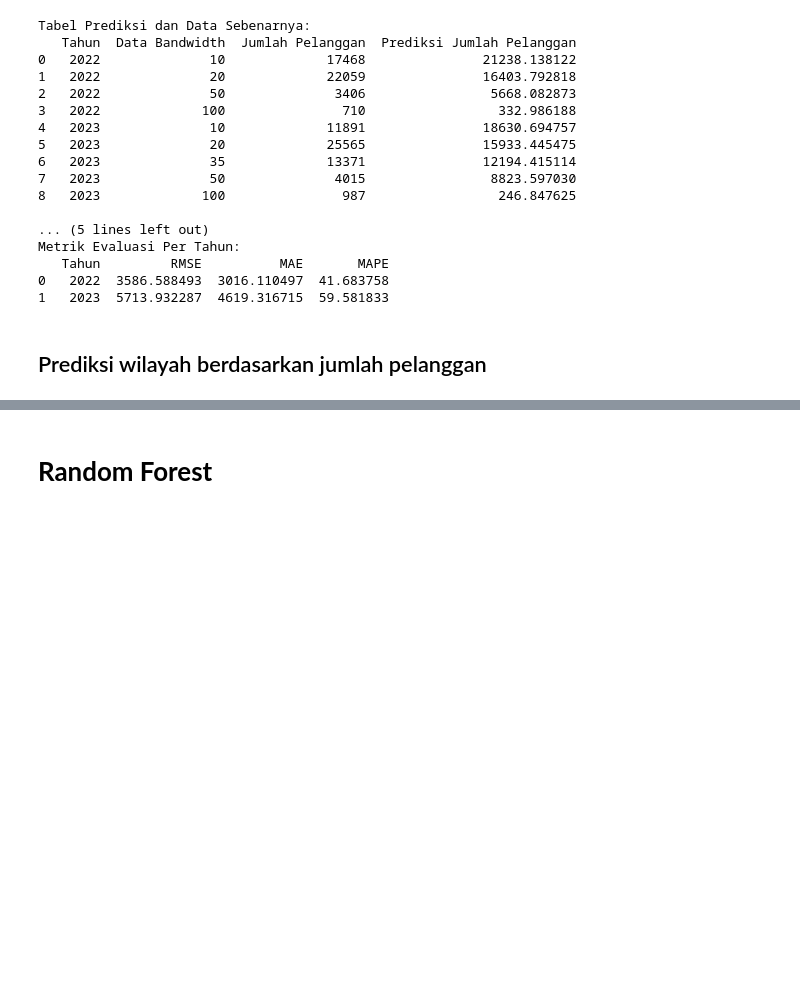
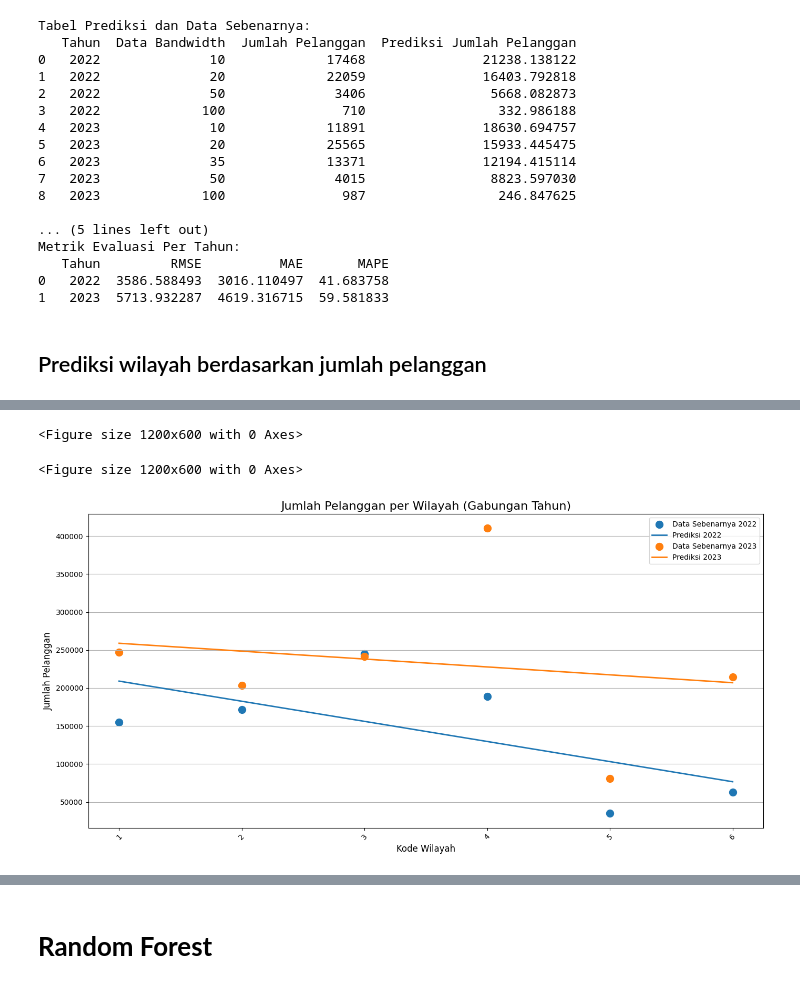
Before and after one commit to irwanmaulana42/google-collab, a Jupyter notebook: Iconnet_Linear_Regresi_dan_Random_Forest.ipynb, the cells around one changed output, grey strips where cells are left out. Drawn from its saved outputs; the diff is of its cells as text; code cells hidden in the pictures; blank space fills up the shorter version.

```diff
--- a/Iconnet_Linear_Regresi_dan_Random_Forest.ipynb
+++ b/Iconnet_Linear_Regresi_dan_Random_Forest.ipynb
@@ -824,6 +824,9 @@ unique_years = grouped_data['YEAR'].unique()
 # Menyimpan hasil metrik
 metrics = {}
 results = []
+
+# Variabel tampungan untuk data plot gabungan
+all_years_plot_data = []
 
 # Membuat plot dan prediksi untuk setiap tahun secara terpisah
 for year in unique_years:
@@ -863,22 +866,66 @@ for year in unique_years:
         'MAPE': mape
     }
 
-    # Menambahkan garis regresi ke grafik
-    plt.plot(df_year['KODE_WILAYAH'].astype(str), y_pred, color='red', linewidth=2, label='Prediksi Jumlah Pelanggan')
-    plt.scatter(df_year['KODE_WILAYAH'].astype(str), df_year['Jumlah Pelanggan'], color='blue', label='Data Sebenarnya', s=100)
+        # Menyimpan data untuk plot gabungan
+    all_years_plot_data.append({
+        'year': year,
+        'X': df_year['KODE_WILAYAH'].astype(str),  # KODE_WILAYAH sebagai kategori
+        'y_true': y_year,
+        'y_pred': y_pred
+    })
 
-    # Menambahkan judul dan label
-    plt.title(f'Jumlah Pelanggan per Wilayah pada Tahun {year}', fontsize=16)
-    plt.xlabel('Kode Wilayah', fontsize=12)
-    plt.ylabel('Jumlah Pelanggan', fontsize=12)
 
-    plt.xticks(rotation=45)
-    plt.grid(axis='y')
-    plt.legend()
 
-    # Menampilkan grafik
-    plt.tight_layout()
-    plt.show()
+    # # Menambahkan garis regresi ke grafik
+    # plt.plot(df_year['KODE_WILAYAH'].astype(str), y_pred, color='red', linewidth=2, label='Prediksi Jumlah Pelanggan')
+    # plt.scatter(df_year['KODE_WILAYAH'].astype(str), df_year['Jumlah Pelanggan'], color='blue', label='Data Sebenarnya', s=100)
+
+    # # Menambahkan judul dan label
+    # plt.title(f'Jumlah Pelanggan per Wilayah pada Tahun {year}', fontsize=16)
+    # plt.xlabel('Kode Wilayah', fontsize=12)
+    # plt.ylabel('Jumlah Pelanggan', fontsize=12)
+
+    # plt.xticks(rotation=45)
+    # plt.grid(axis='y')
+    # plt.legend()
+
+    # # Menampilkan grafik
+    # plt.tight_layout()
+    # plt.show()
+
+# Membuat plot gabungan untuk semua tahun
+plt.figure(figsize=(14, 7))
+
+# Iterasi untuk menambahkan data masing-masing tahun ke dalam grafik
+for plot_data in all_years_plot_data:
+    year = plot_data['year']
+    X = plot_data['X']
+    y_true = plot_data['y_true']
+    y_pred = plot_data['y_pred']
+
+    # Menambahkan data sebenarnya
+    plt.scatter(X, y_true, label=f'Data Sebenarnya {year}', s=100)
+
+    # Menambahkan garis regresi
+    plt.plot(X, y_pred, label=f'Prediksi {year}', linewidth=2)
+
+# Menambahkan judul dan label
+plt.title('Jumlah Pelanggan per Wilayah (Gabungan Tahun)', fontsize=16)
+plt.xlabel('Kode Wilayah', fontsize=12)
+plt.ylabel('Jumlah Pelanggan', fontsize=12)
+
+# Rotasi label pada sumbu X untuk kejelasan
+plt.xticks(rotation=45)
+
+# Menambahkan grid dan legenda
+plt.grid(axis='y')
+plt.legend()
+
+# Menampilkan grafik
+plt.tight_layout()
+plt.show()
+
+
 
 # Menggabungkan semua hasil prediksi ke dalam satu DataFrame
 results_df = pd.concat(results, ignore_index=True)
@@ -907,3 +954,4 @@ print(f"MAPE: {overall_mape:.2f}%\n")
 # Menampilkan tabel hasil prediksi
 print("\nTabel Hasil Prediksi:")
 print(results_df)
+# %% [output]
@@ -909,0 +971,3 @@ print(results_df)
+<Figure size 1200x600 with 0 Axes>
+<Figure size 1200x600 with 0 Axes>
+[figure, added]
```
Also changed, not shown: parts of 5 cells of this notebook.
